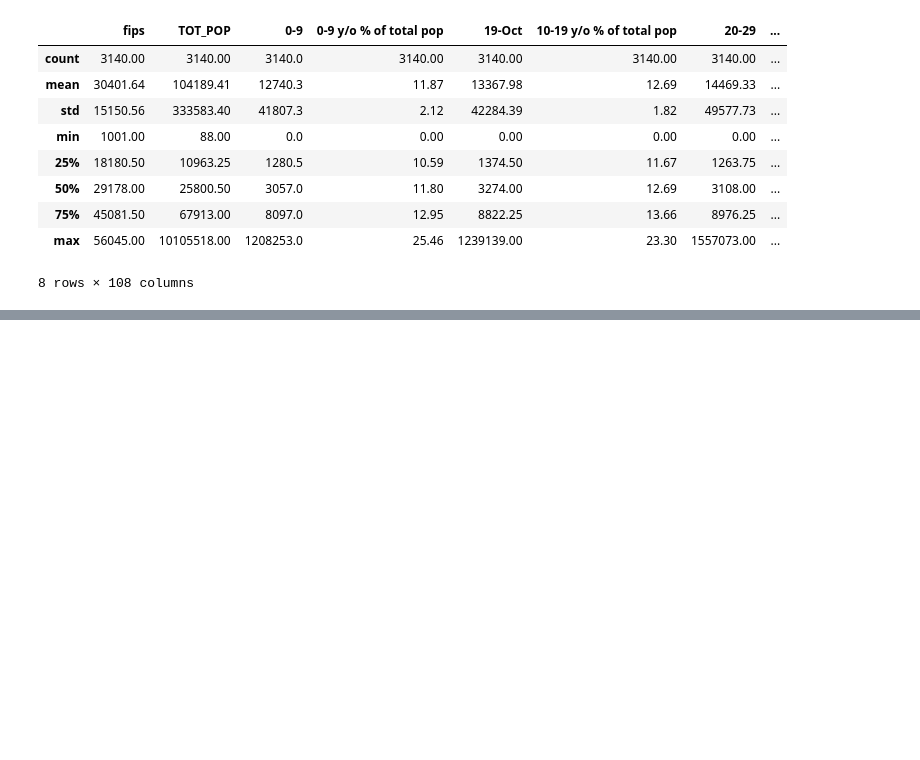
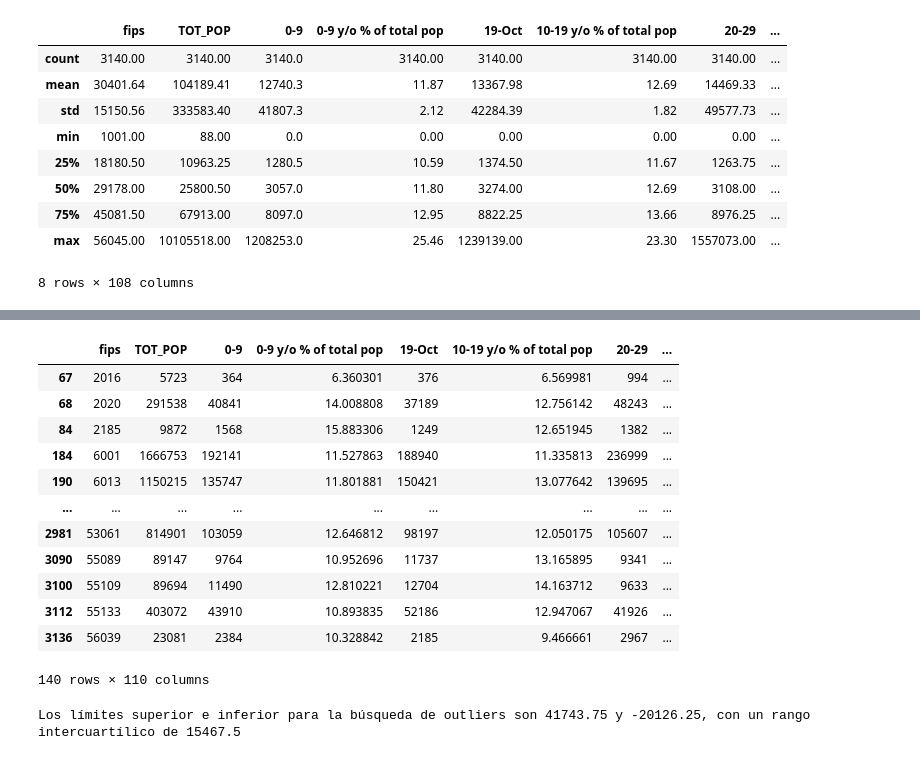
Before and after one commit to Piris14/machine-learning-python-template, a Jupyter notebook: src/explore4.ipynb, the cells around one changed output, grey strips where cells are left out. Cells and saved outputs as stored; diff of their text form; code cells hidden in the pictures; blank space fills up the shorter version.

```diff
--- a/src/explore4.ipynb
+++ b/src/explore4.ipynb
@@ -185,0 +196,17 @@ plt.show()
+# %%
+sueldos = df[(df["Median_Household_Income_2018"] <= 20959.12) | (df["Median_Household_Income_2018"] >= 81540.12)]
+sueldos
+# %% [output]
+|  | fips | TOT_POP | 0-9 | 0-9 y/o % of total pop | 19-Oct | 10-19 y/o % of total pop | 20-29 | ... |
+| 67 | 2016 | 5723 | 364 | 6.360301 | 376 | 6.569981 | 994 | ... |
+| 68 | 2020 | 291538 | 40841 | 14.008808 | 37189 | 12.756142 | 48243 | ... |
+| 84 | 2185 | 9872 | 1568 | 15.883306 | 1249 | 12.651945 | 1382 | ... |
+| 184 | 6001 | 1666753 | 192141 | 11.527863 | 188940 | 11.335813 | 236999 | ... |
+| 190 | 6013 | 1150215 | 135747 | 11.801881 | 150421 | 13.077642 | 139695 | ... |
+| ... | ... | ... | ... | ... | ... | ... | ... | ... |
+| 2981 | 53061 | 814901 | 103059 | 12.646812 | 98197 | 12.050175 | 105607 | ... |
+| 3090 | 55089 | 89147 | 9764 | 10.952696 | 11737 | 13.165895 | 9341 | ... |
+| 3100 | 55109 | 89694 | 11490 | 12.810221 | 12704 | 14.163712 | 9633 | ... |
+| 3112 | 55133 | 403072 | 43910 | 10.893835 | 52186 | 12.947067 | 41926 | ... |
+| 3136 | 56039 | 23081 | 2384 | 10.328842 | 2185 | 9.466661 | 2967 | ... |
+140 rows × 110 columns
@@ -185,0 +224,11 @@ plt.show()
+# %%
+Q1 = df['Obesity_number'].quantile(0.25)
+Q3 = df['Obesity_number'].quantile(0.75)
+IQR = Q3 - Q1
+
+lower_limit = Q1 - 1.5 * IQR
+upper_limit = Q3 + 1.5 * IQR
+
+print(f"Los límites superior e inferior para la búsqueda de outliers son {round(upper_limit, 2)} y {round(lower_limit, 2)}, con un rango intercuartílico de {round(IQR, 2)}")
+# %% [output]
+Los límites superior e inferior para la búsqueda de outliers son 41743.75 y -20126.25, con un rango intercuartílico de 15467.5
```
Also changed, not shown: parts of 39 cells of this notebook, 2 other files.
